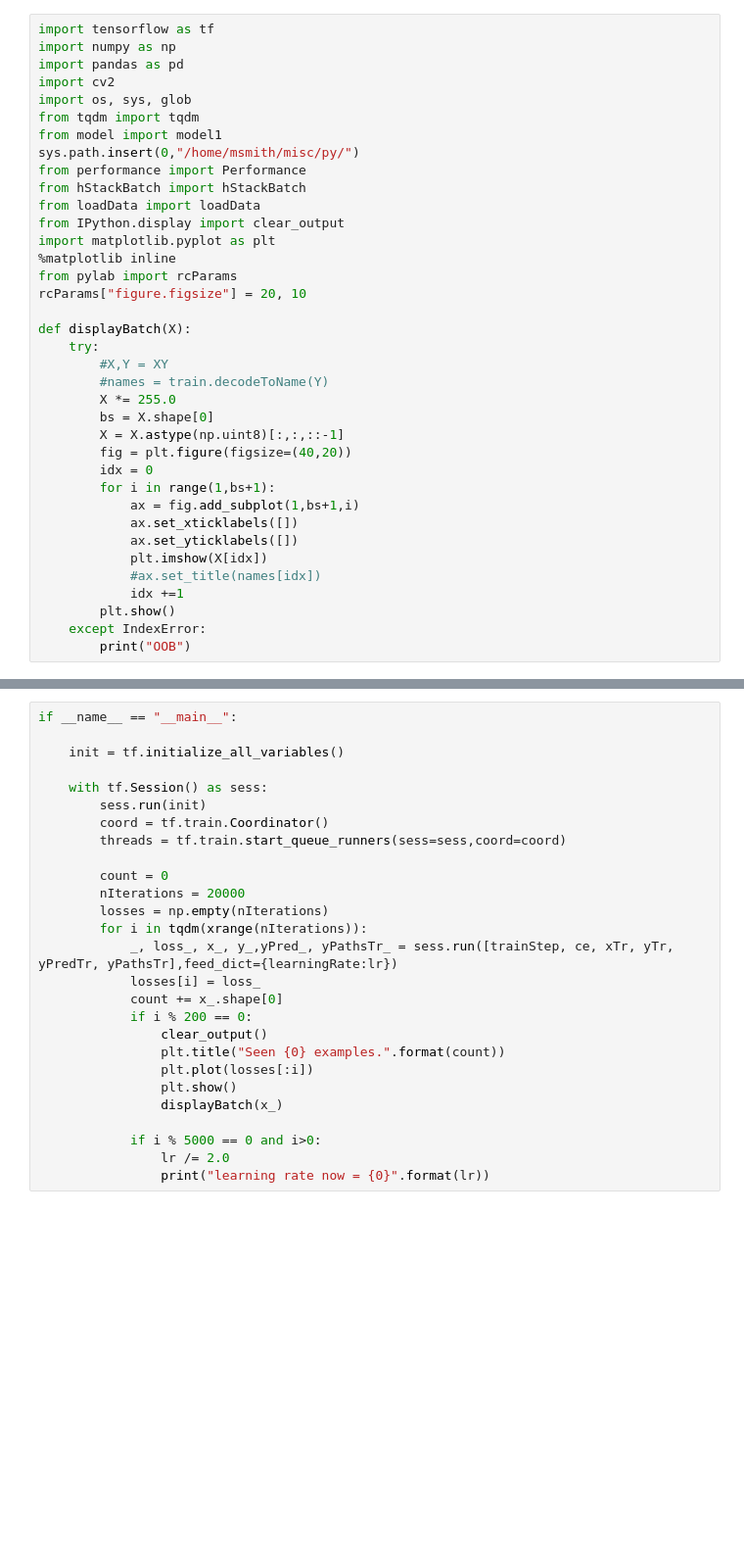
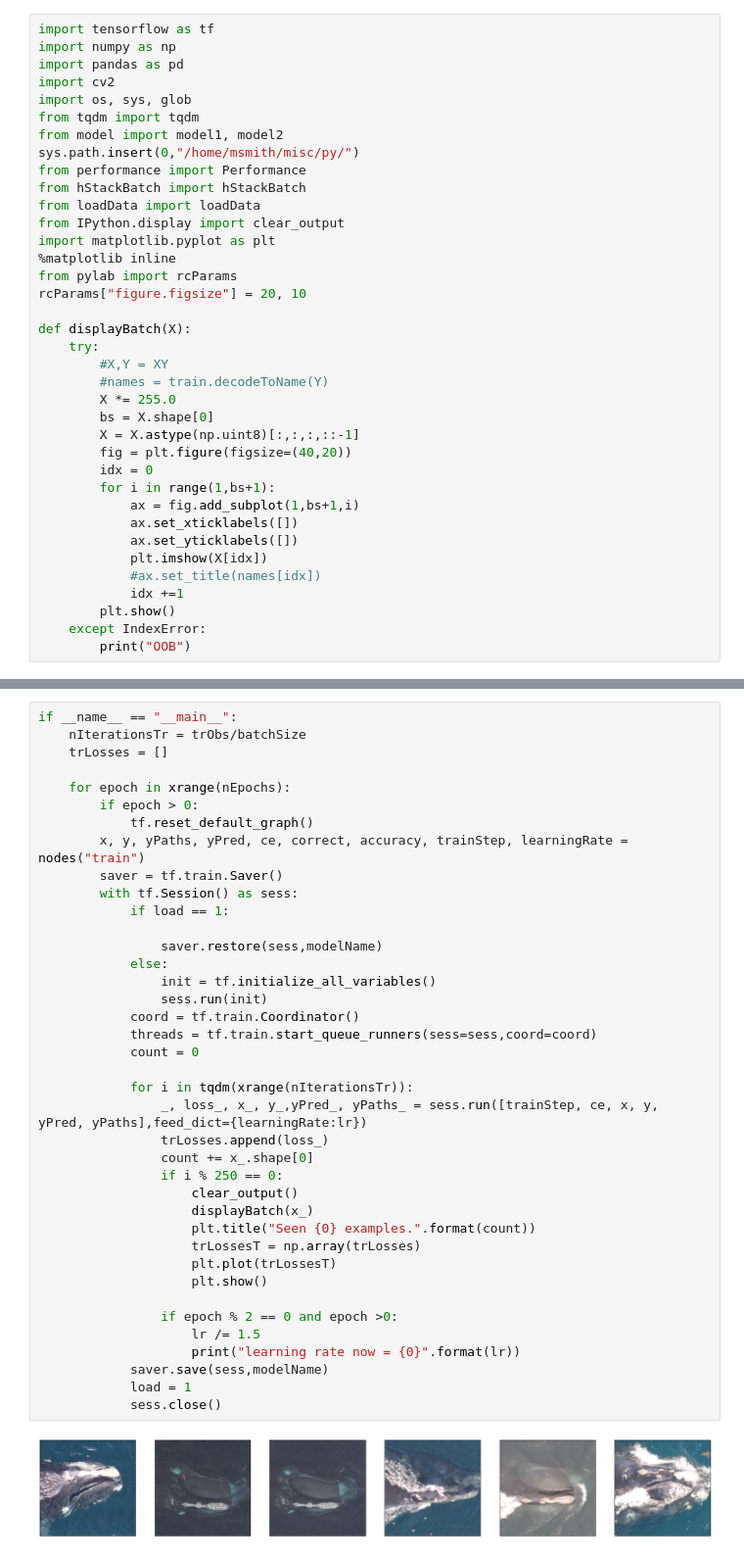
Before and after one commit to mattdns1006/whale, a Jupyter notebook: identifier/main.ipynb, the cells around one changed output, grey strips where cells are left out. Shown: that part at 98% size. Cells and saved outputs as stored; diff of their text form; blank space fills up the shorter version.

```diff
--- a/identifier/main.ipynb
+++ b/identifier/main.ipynb
@@ -5,7 +5,7 @@ import pandas as pd
 import cv2
 import os, sys, glob
 from tqdm import tqdm
-from model import model1
+from model import model1, model2
 sys.path.insert(0,"/home/msmith/misc/py/")
 from performance import Performance
 from hStackBatch import hStackBatch
@@ -22,7 +22,7 @@ def displayBatch(X):
         #names = train.decodeToName(Y)
         X *= 255.0
         bs = X.shape[0]
-        X = X.astype(np.uint8)[:,:,::-1]
+        X = X.astype(np.uint8)[:,:,:,::-1]
         fig = plt.figure(figsize=(40,20))
         idx = 0
         for i in range(1,bs+1):
@@ -69,27 +85,41 @@ if __name__ == "__main__":
 # %%
 if __name__ == "__main__":
+    nIterationsTr = trObs/batchSize
+    trLosses = []
 
-    init = tf.initialize_all_variables()
+    for epoch in xrange(nEpochs):
+        if epoch > 0:
+            tf.reset_default_graph()
+        x, y, yPaths, yPred, ce, correct, accuracy, trainStep, learningRate = nodes("train")
+        saver = tf.train.Saver()
+        with tf.Session() as sess:
+            if load == 1:
 
-    with tf.Session() as sess:
-        sess.run(init)
-        coord = tf.train.Coordinator()
-        threads = tf.train.start_queue_runners(sess=sess,coord=coord)
+                saver.restore(sess,modelName)
+            else:
+                init = tf.initialize_all_variables()
+                sess.run(init)
+            coord = tf.train.Coordinator()
+            threads = tf.train.start_queue_runners(sess=sess,coord=coord)
+            count = 0
 
-        count = 0
-        nIterations = 20000
-        losses = np.empty(nIterations)
-        for i in tqdm(xrange(nIterations)):
-            _, loss_, x_, y_,yPred_, yPathsTr_ = sess.run([trainStep, ce, xTr, yTr, yPredTr, yPathsTr],feed_dict={learningRate:lr})
-            losses[i] = loss_
-            count += x_.shape[0]
-            if i % 200 == 0:
-                clear_output()
-                plt.title("Seen {0} examples.".format(count))
-                plt.plot(losses[:i])
-                plt.show()
-                displayBatch(x_)
+            for i in tqdm(xrange(nIterationsTr)):
+                _, loss_, x_, y_,yPred_, yPaths_ = sess.run([trainStep, ce, x, y, yPred, yPaths],feed_dict={learningRate:lr})
+                trLosses.append(loss_)
+                count += x_.shape[0]
+                if i % 250 == 0:
+                    clear_output()
+                    displayBatch(x_)
+                    plt.title("Seen {0} examples.".format(count))
+                    trLossesT = np.array(trLosses)
+                    plt.plot(trLossesT)
+                    plt.show()
 
-            if i % 5000 == 0 and i>0:
-                lr /= 2.0
-                print("learning rate now = {0}".format(lr))
+                if epoch % 2 == 0 and epoch >0:
+                    lr /= 1.5
+                    print("learning rate now = {0}".format(lr))
+            saver.save(sess,modelName)
+            load = 1
+            sess.close()
+# %% [output]
+[figure, added]
```
Also changed, not shown: parts of 2 cells of this notebook, 1 other file.
